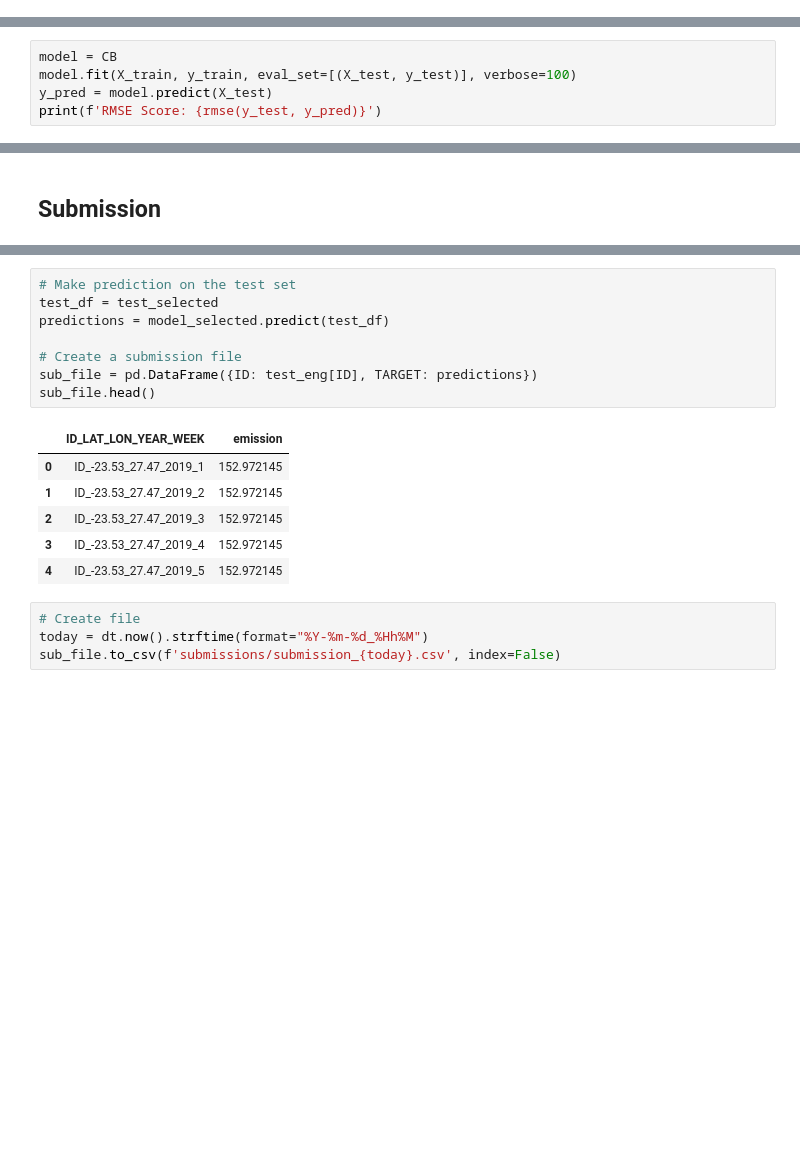
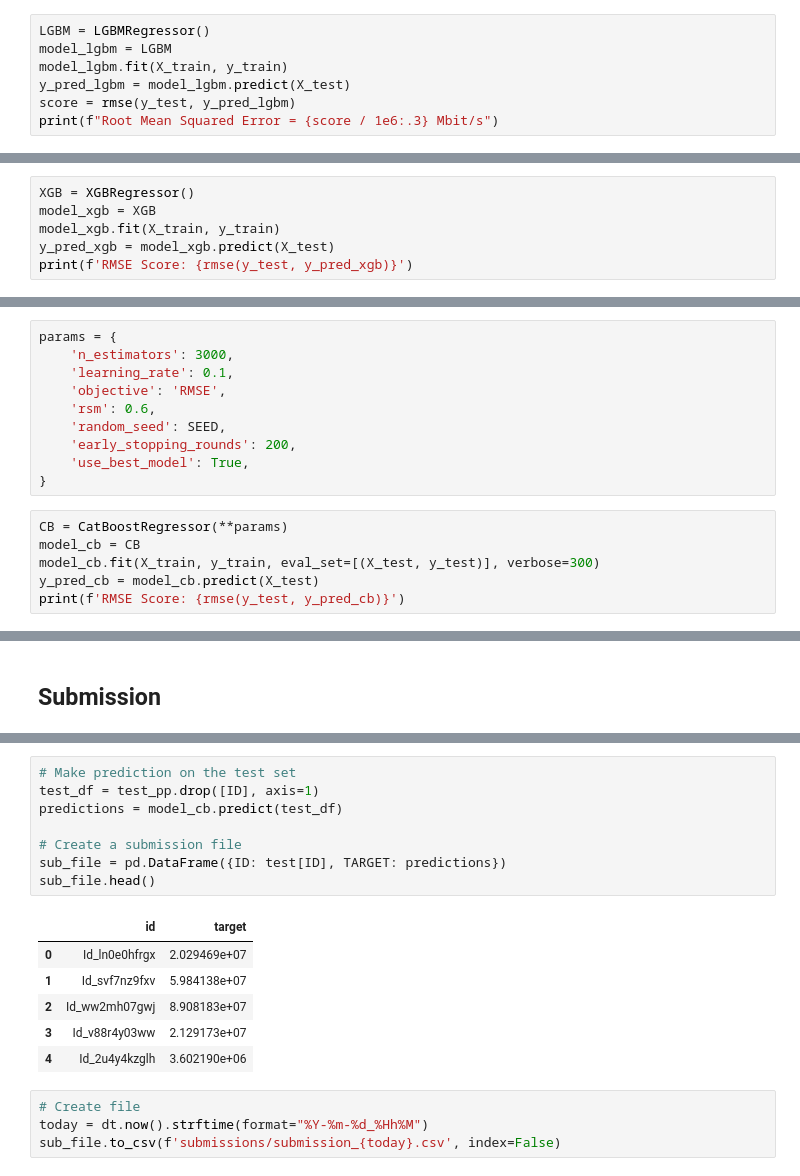
Before and after one commit to justekouassi/QoS-Prediction-Challenge, a Jupyter notebook: QoS_Prediction.ipynb, the cells around one changed output, grey strips where cells are left out. Drawn from its saved outputs; the diff is of its cells as text; blank space fills up the shorter version.

```diff
--- a/QoS_Prediction.ipynb
+++ b/QoS_Prediction.ipynb
@@ -213,0 +242,7 @@ X_train, X_test, y_train, y_test = train_test_split(X, y, test_size = 0.3, rando
+# %%
+LGBM = LGBMRegressor()
+model_lgbm = LGBM
+model_lgbm.fit(X_train, y_train)
+y_pred_lgbm = model_lgbm.predict(X_test)
+score = rmse(y_test, y_pred_lgbm)
+print(f"Root Mean Squared Error = {score / 1e6:.3} Mbit/s")
@@ -213,0 +253,6 @@ X_train, X_test, y_train, y_test = train_test_split(X, y, test_size = 0.3, rando
+# %%
+XGB = XGBRegressor()
+model_xgb = XGB
+model_xgb.fit(X_train, y_train)
+y_pred_xgb = model_xgb.predict(X_test)
+print(f'RMSE Score: {rmse(y_test, y_pred_xgb)}')
@@ -214,6 +265,17 @@ X_train, X_test, y_train, y_test = train_test_split(X, y, test_size = 0.3, rando
+# %%
+params = {
+    'n_estimators': 3000,
+    'learning_rate': 0.1,
+    'objective': 'RMSE',
+    'rsm': 0.6,
+    'random_seed': SEED,
+    'early_stopping_rounds': 200,
+    'use_best_model': True,
+}
 # %%
-model = CB
-model.fit(X_train, y_train, eval_set=[(X_test, y_test)], verbose=100)
-y_pred = model.predict(X_test)
-print(f'RMSE Score: {rmse(y_test, y_pred)}')
+CB = CatBoostRegressor(**params)
+model_cb = CB
+model_cb.fit(X_train, y_train, eval_set=[(X_test, y_test)], verbose=300)
+y_pred_cb = model_cb.predict(X_test)
+print(f'RMSE Score: {rmse(y_test, y_pred_cb)}')
 # %% [output]
@@ -264,18 +358,18 @@ pred_errors
 # %%
 # Make prediction on the test set
-test_df = test_selected
-predictions = model_selected.predict(test_df)
+test_df = test_pp.drop([ID], axis=1)
+predictions = model_cb.predict(test_df)
 
 # Create a submission file
-sub_file = pd.DataFrame({ID: test_eng[ID], TARGET: predictions})
+sub_file = pd.DataFrame({ID: test[ID], TARGET: predictions})
 sub_file.head()
 # %% [output]
-|  | ID_LAT_LON_YEAR_WEEK | emission |
-| 0 | ID_-23.53_27.47_2019_1 | 152.972145 |
-| 1 | ID_-23.53_27.47_2019_2 | 152.972145 |
-| 2 | ID_-23.53_27.47_2019_3 | 152.972145 |
-| 3 | ID_-23.53_27.47_2019_4 | 152.972145 |
-| 4 | ID_-23.53_27.47_2019_5 | 152.972145 |
+|  | id | target |
+| 0 | Id_ln0e0hfrgx | 2.029469e+07 |
+| 1 | Id_svf7nz9fxv | 5.984138e+07 |
+| 2 | Id_ww2mh07gwj | 8.908183e+07 |
+| 3 | Id_v88r4y03ww | 2.129173e+07 |
+| 4 | Id_2u4y4kzglh | 3.602190e+06 |
 # %%
 # Create file
 today = dt.now().strftime(format="%Y-%m-%d_%Hh%M")
```
Also changed, not shown: parts of 34 cells of this notebook, 6 other files.
